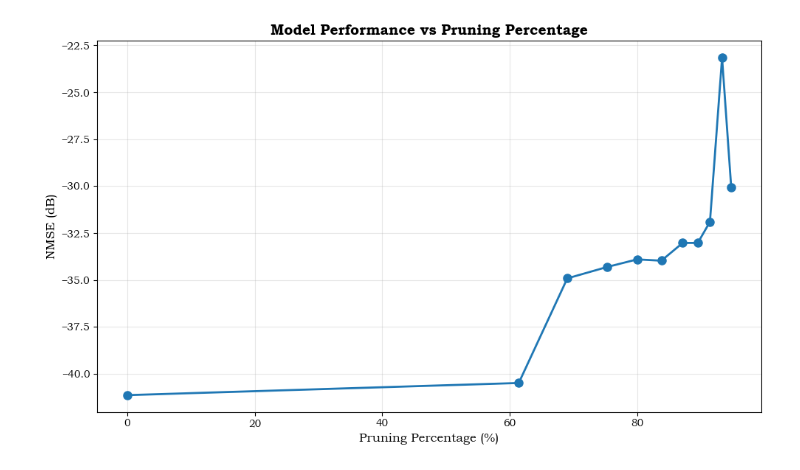
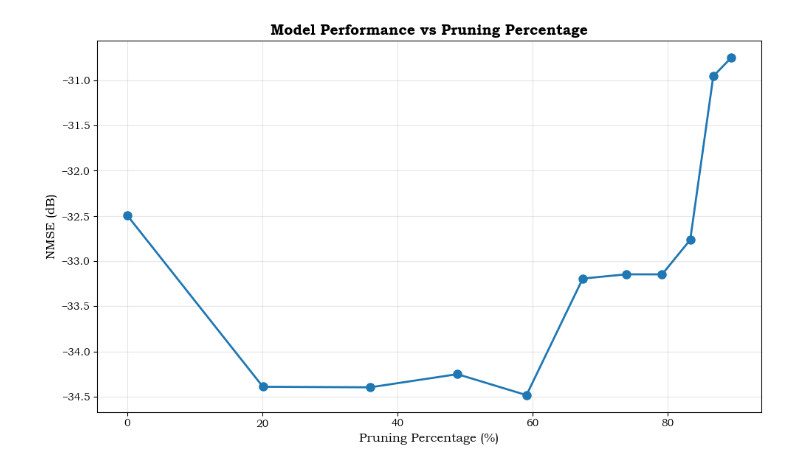
Before and after one commit to aquigney/sparseDPD, a Jupyter notebook: sparse_nn.ipynb, the cells around one changed output. Cells and saved outputs as stored; diff of their text form; code cells hidden in the pictures.

```diff
--- a/sparse_nn.ipynb
+++ b/sparse_nn.ipynb
@@ -71,7 +71,7 @@ class dataset:
         y_denorm_trim = y_denorm[num_memory_levels:]
         return np.array([np.real(y_denorm_trim), np.imag(y_denorm_trim)]).T
 
-    def build_xfc(self, x, num_memory_levels):
+    def build_xfc(self, x):
         """
         Replicates the MATLAB build_xfc() function.
         Fixed: All features now use x[n-m] for proper time alignment.
@@ -80,6 +80,8 @@ class dataset:
         phase = self.phase_vector(x)
         I = np.real(x)
         Q = np.imag(x)
+
+        num_memory_levels = self.num_memory_levels_nn
 
         phase_norm_data = np.zeros((num_points, num_memory_levels), dtype=complex)
         for n in range(num_memory_levels, num_points):
@@ -249,7 +251,7 @@ class dataset:
 
     def get_model_training_xfc(self):
         """Build xfc from model training input using NN memory levels"""
-        return self.build_xfc(self.model_training_input, self.num_memory_levels_nn)
+        return self.build_xfc(self.model_training_input)
 
     def get_model_training_expected_output(self):
         """Find what the model should output for training data"""
@@ -257,10 +259,10 @@ class dataset:
 
     def get_valid_xfc(self):
         """Build xfc from model validation input using NN memory levels"""
-        return self.build_xfc(self.model_valid_input, self.num_memory_levels_nn)
+        return self.build_xfc(self.model_valid_input)
 
     def get_test_xfc(self):
-        return self.build_xfc(self.test_input, self.num_memory_levels_nn)
+        return self.build_xfc(self.test_input)
 
     def get_model_valid_expected_output(self):
         """Find what the model should output for validation data"""
@@ -461,13 +463,13 @@ x = data["x"].squeeze()  # Clean PA input
 y = data["y"].squeeze()  # Distorted PA output
 
 # Data split configuration
-num_training = 10000      # Number of training samples
-num_validation = 10000    # Number of validation samples
+num_training = 5000      # Number of training samples
+num_validation = 5000    # Number of validation samples
 num_test = 10000         # Number of test samples
 training_start = 10000       # Start of training data (default: 0)
 
 num_memory_levels_volterra = 5 # Memory levels for Volterra PA model
-num_memory_levels_nn = 3       # Memory levels for NN feature extraction (build_xfc)
+num_memory_levels_nn = 5       # Memory levels for NN feature extraction (build_xfc)
 
 
 data_obj = dataset(x, y,
@@ -846,7 +1185,7 @@ class NN:
 # %%
-# Instantiate and train the model
+# Instantiate and train the inverse model
 
-nn_model = NN(data_obj, model_type="one_layer_12_neurons")
+nn_model = NN(data_obj, model_type="one_layer_15_neurons")
 
-train_losses, valid_losses, best_epoch = nn_model.get_best_model(num_epochs=500)
+train_losses, valid_losses, best_epoch = nn_model.get_best_model(num_epochs=600)
 # %% [output]
@@ -940,6 +1356,6 @@ Improvement: 29.98 dB
 # %%
 class Experiment:
-    def __init__(self, nn_model, num_prune_iterations, prune_amount, retrain_epochs, dataset_obj, num_test_points=5000):
+    def __init__(self, nn_model, num_prune_iterations, prune_amount, retrain_epochs, dataset_obj, forward_nn_model, num_test_points=5000):
         self.original_nn_model = nn_model  # Keep original model untouched
         self.nn_model_copy = nn_model  # Will be set to working copy
         self.num_prune_iterations = num_prune_iterations
@@ -951,6 +1367,7 @@ class Experiment:
         self.model_valid_expected_output = dataset_obj.model_valid_expected_output
         self.num_test_points = num_test_points
         self.test_data =self.original_nn_model.dataset_obj.test_input[:num_test_points]
+        self.forward_nn_model = forward_nn_model  # Store forward NN PA model
 
     def run(self):
         nmse_results = []
@@ -961,7 +1378,7 @@ class Experiment:
 
         # Create a working copy from the original model
         working_pntdnn = copy.deepcopy(self.original_nn_model.pntdnn)
-        initial_nmse = self.nn_model_copy.calculate_nmse(Volterra_forward, self.test_data)
+        initial_nmse = self.nn_model_copy.calculate_nmse_with_nn_pa(self.forward_nn_model, self.test_data)
 
         # Calculate initial validation loss
         criterion = nn.MSELoss()
@@ -999,7 +1416,7 @@ class Experiment:
             valid_losses_final.append(min(valid_losses))
 
             # Calculate NMSE
-            nmse = self.nn_model_copy.calculate_nmse(Volterra_forward, self.test_data)
+            nmse = self.nn_model_copy.calculate_nmse_with_nn_pa(self.forward_nn_model, self.test_data)
             nmse_results.append(nmse)
             print(f"NMSE: {nmse:.4f} dB")
 
@@ -1062,7 +1479,7 @@ print("="*70)
 print("RUNNING LINEAR PRUNING EXPERIMENT")
 print("="*70)
 linear_experiment = Experiment(nn_model, num_prune_iterations=10, prune_amount=0.2, retrain_epochs=200,
-                               dataset_obj=data_obj)
+                               dataset_obj=data_obj, forward_nn_model=nn_forward_model)
 linear_prune_pct, linear_nmse, linear_valid = linear_experiment.run()
 # %% [output]
 ======================================================================
@@ -1085,4 +1502,4 @@ NMSE: -30.0509 dB
-[figure, old version]
+[figure, new version]
 # %%
 class Non_Linear_Prune_Experiment:
     def __init__(self, nn_model, prune_schedule, retrain_epochs, model_xfc, model_training_expected_output, valid_xfc, model_valid_expected_output):
```
Also changed, not shown: parts of 13 cells of this notebook.
